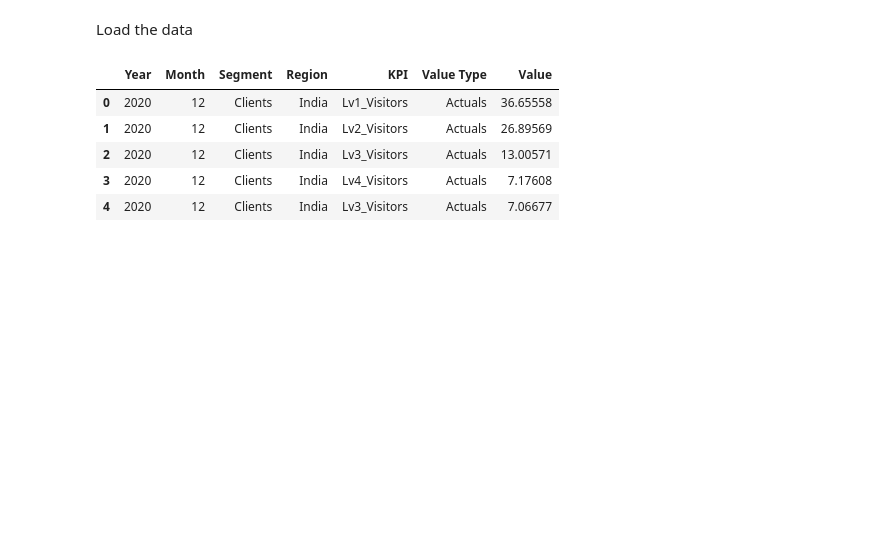
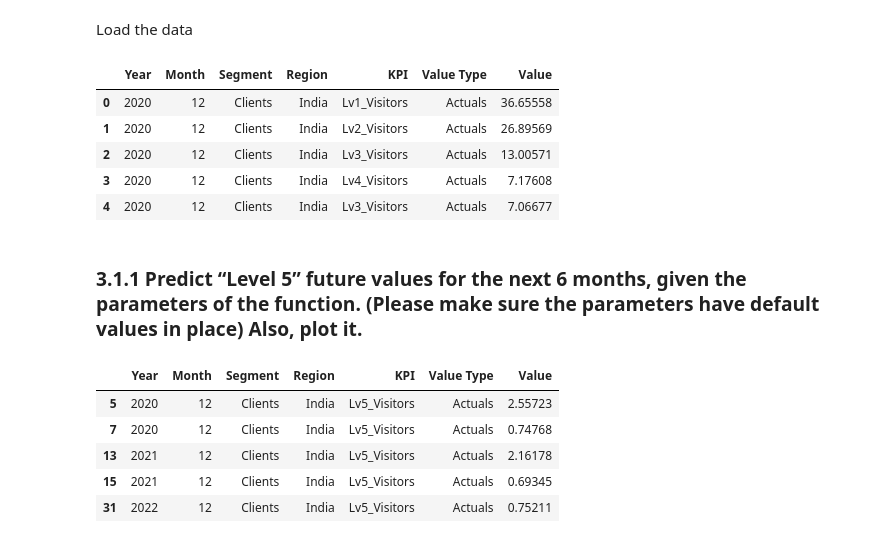
Before and after one commit to pratiksrm99/DataAnalysis, a Jupyter notebook: Website_Visitors_Data_Analysis/Analysis Notebook/Part_3-Prediction.ipynb, the cells around one changed output. Saved outputs shown, nothing was run; the diff lists cells and outputs as text; code cells hidden in the pictures; blank space fills up the shorter version.

```diff
--- a/Website_Visitors_Data_Analysis/Analysis Notebook/Part_3-Prediction.ipynb
+++ b/Website_Visitors_Data_Analysis/Analysis Notebook/Part_3-Prediction.ipynb
@@ -30,3 +31,19 @@ df.head()
 | 2 | 2020 | 12 | Clients | India | Lv3_Visitors | Actuals | 13.00571 |
 | 3 | 2020 | 12 | Clients | India | Lv4_Visitors | Actuals | 7.17608 |
 | 4 | 2020 | 12 | Clients | India | Lv3_Visitors | Actuals | 7.06677 |
+# %% [markdown]
+### 3.1.1 Predict “Level 5” future values for the next 6 months, given the parameters of the function. (Please make sure the parameters have default values in place) Also, plot it.
+# %%
+# select level_5 values from data
+df_lv5 = df[df["KPI"]=="Lv5_Visitors"]
+
+
+
+df_lv5.head()
+# %% [output]
+|  | Year | Month | Segment | Region | KPI | Value Type | Value |
+| 5 | 2020 | 12 | Clients | India | Lv5_Visitors | Actuals | 2.55723 |
+| 7 | 2020 | 12 | Clients | India | Lv5_Visitors | Actuals | 0.74768 |
+| 13 | 2021 | 12 | Clients | India | Lv5_Visitors | Actuals | 2.16178 |
+| 15 | 2021 | 12 | Clients | India | Lv5_Visitors | Actuals | 0.69345 |
+| 31 | 2022 | 12 | Clients | India | Lv5_Visitors | Actuals | 0.75211 |
```
Also changed, not shown: parts of 2 cells of this notebook, 1 other file.
